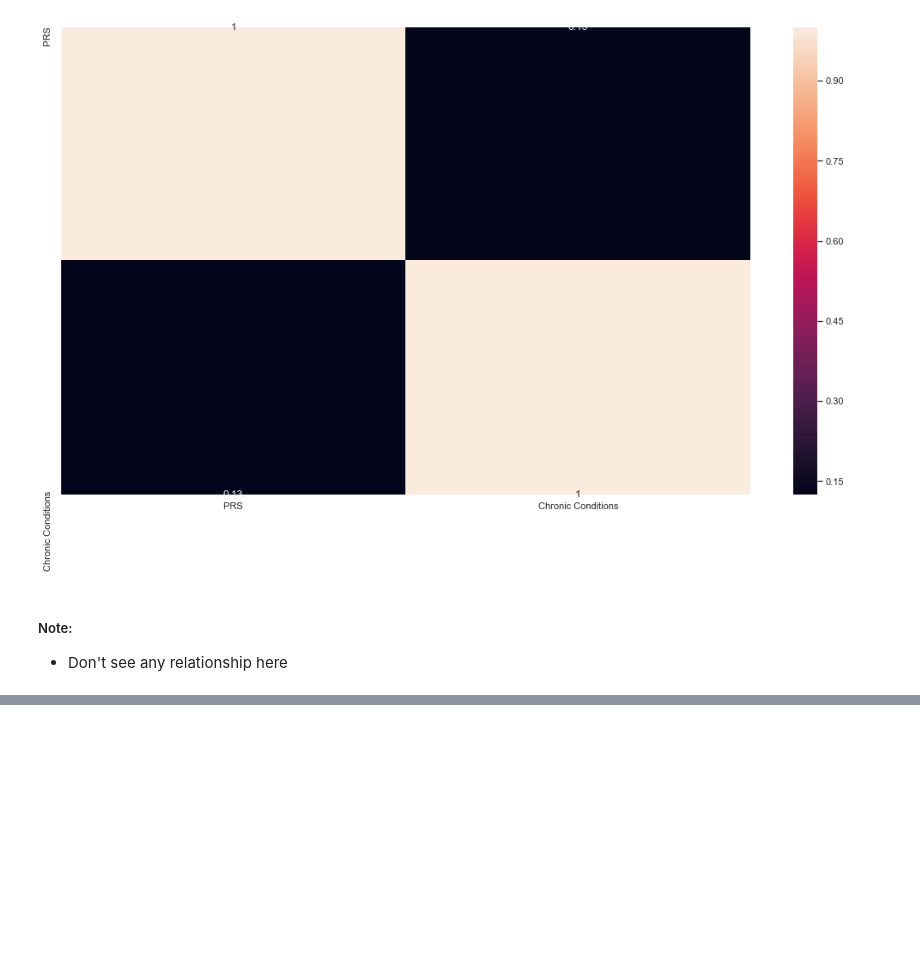
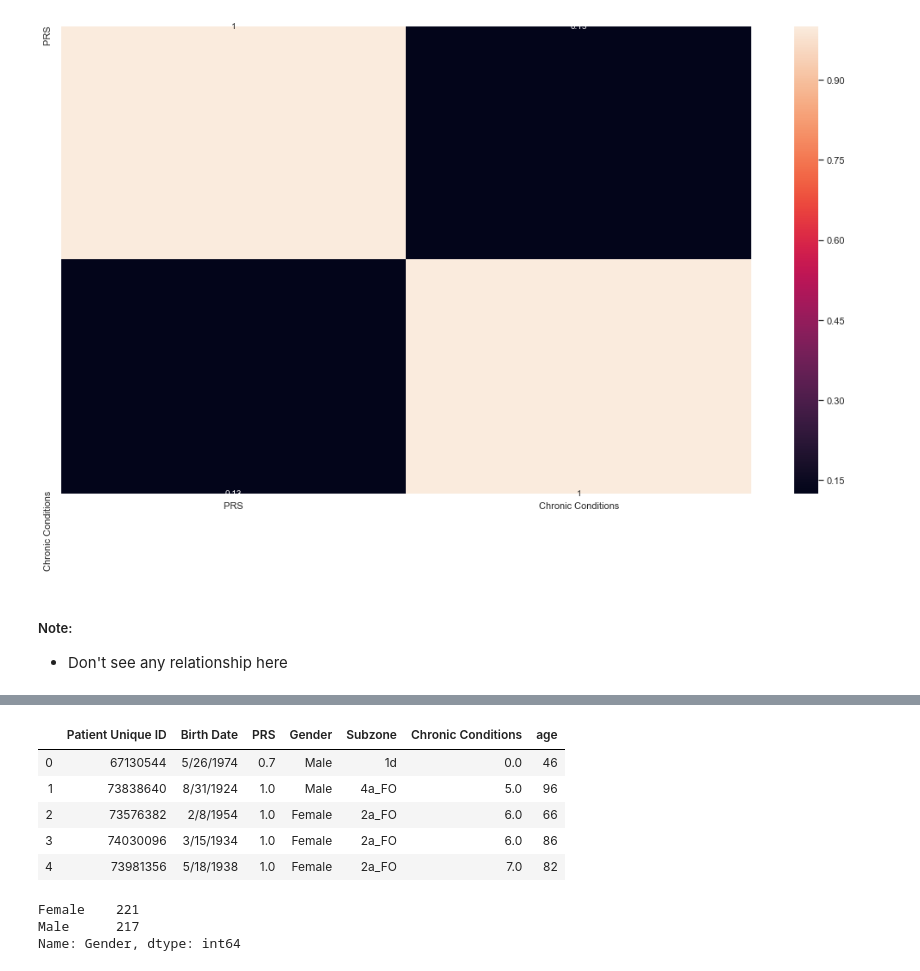
Before and after one commit to ThoaShook/Analyst_Test_Tasks, a Jupyter notebook: Tapestry_Patient_Analysis/Tapestry_Patients_Analysis.ipynb, the cells around one changed output, grey strips where cells are left out. Saved outputs shown, nothing was run; the diff lists cells and outputs as text; code cells hidden in the pictures; blank space fills up the shorter version.

```diff
--- a/Tapestry_Patient_Analysis/Tapestry_Patients_Analysis.ipynb
+++ b/Tapestry_Patient_Analysis/Tapestry_Patients_Analysis.ipynb
@@ -148,0 +200,16 @@ plt.show()
+# %%
+df.head()
+# %% [output]
+|  | Patient Unique ID | Birth Date | PRS | Gender | Subzone | Chronic Conditions | age |
+| 0 | 67130544 | 5/26/1974 | 0.7 | Male | 1d | 0.0 | 46 |
+| 1 | 73838640 | 8/31/1924 | 1.0 | Male | 4a_FO | 5.0 | 96 |
+| 2 | 73576382 | 2/8/1954 | 1.0 | Female | 2a_FO | 6.0 | 66 |
+| 3 | 74030096 | 3/15/1934 | 1.0 | Female | 2a_FO | 6.0 | 86 |
+| 4 | 73981356 | 5/18/1938 | 1.0 | Female | 2a_FO | 7.0 | 82 |
+# %%
+# gender distribution
+df['Gender'].value_counts()
+# %% [output]
+Female    221
+Male      217
+Name: Gender, dtype: int64
```
Also changed, not shown: parts of 14 cells of this notebook.
